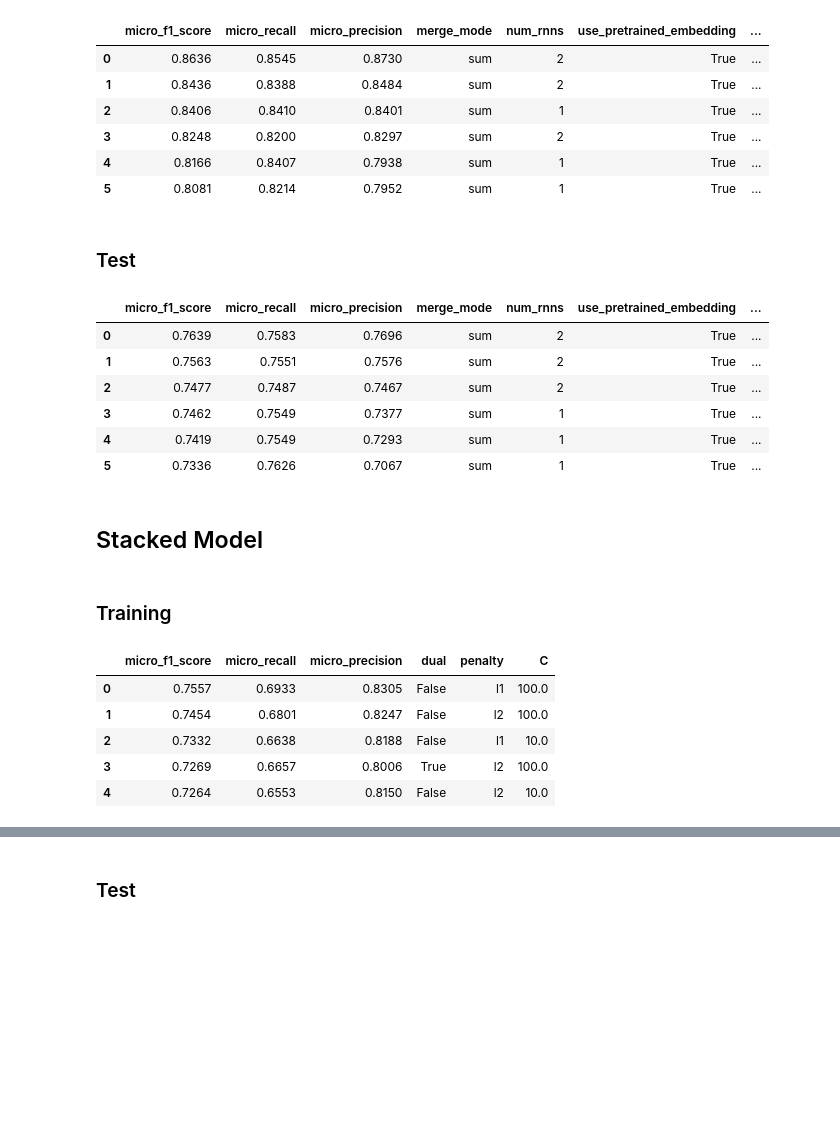
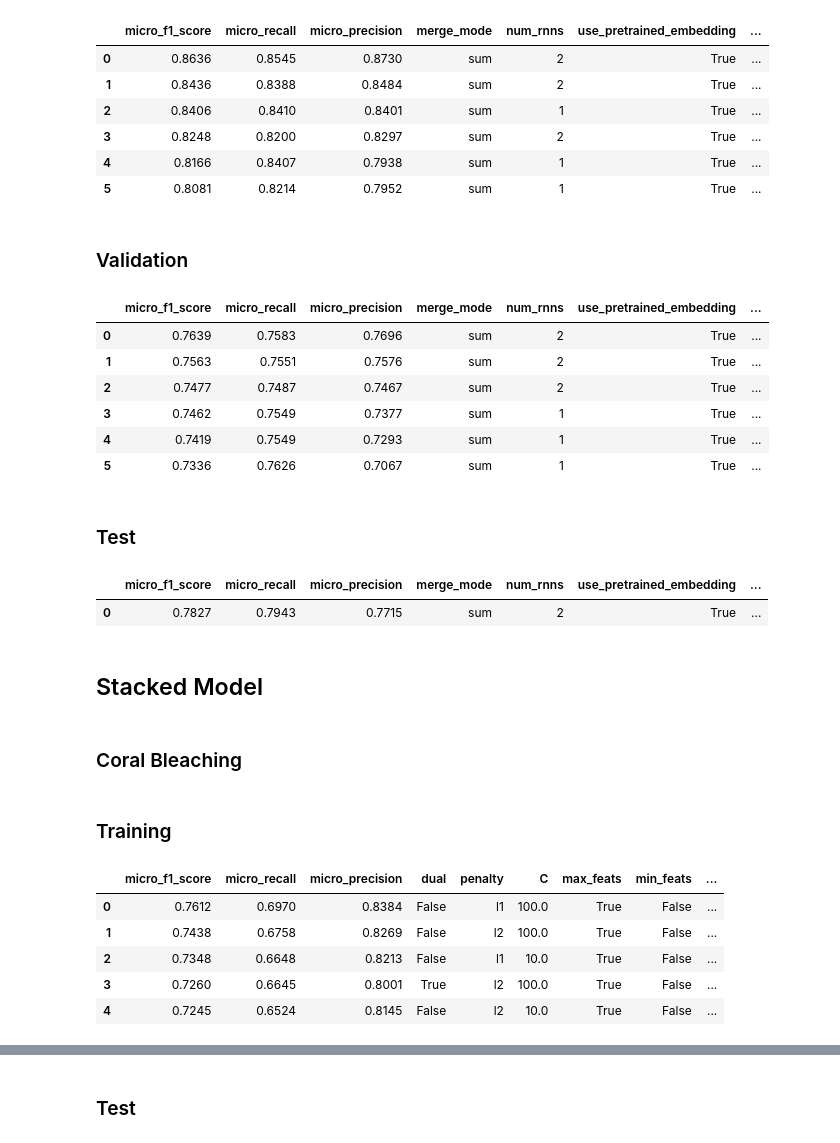
Before and after one commit to simonhughes22/PythonNlpResearch, a Jupyter notebook: notebooks/Mongo Queries/Query Causal Relation Results.ipynb, the cells around one changed output, grey strips where cells are left out. Cells and saved outputs as stored; diff of their text form; code cells hidden in the pictures; blank space fills up the shorter version.

```diff
--- a/notebooks/Mongo Queries/Query Causal Relation Results.ipynb
+++ b/notebooks/Mongo Queries/Query Causal Relation Results.ipynb
@@ -220,31 +228,41 @@ round_data(df,4)
 | 3 | 0.8248 | 0.8200 | 0.8297 | sum | 2 | True | ... |
 | 4 | 0.8166 | 0.8407 | 0.7938 | sum | 1 | True | ... |
 | 5 | 0.8081 | 0.8214 | 0.7952 | sum | 1 | True | ... |
+# %% [markdown]
+### Validation
+# %%
+df = get_df_sorted_by_f1score("CR_SC_TAGGING_VD_MOST_COMMON_TAG_RNN", params)
+round_data(df,4)
+# %% [output]
+|  | micro_f1_score | micro_recall | micro_precision | merge_mode | num_rnns | use_pretrained_embedding | ... |
+| 0 | 0.7639 | 0.7583 | 0.7696 | sum | 2 | True | ... |
+| 1 | 0.7563 | 0.7551 | 0.7576 | sum | 2 | True | ... |
+| 2 | 0.7477 | 0.7487 | 0.7467 | sum | 2 | True | ... |
+| 3 | 0.7462 | 0.7549 | 0.7377 | sum | 1 | True | ... |
+| 4 | 0.7419 | 0.7549 | 0.7293 | sum | 1 | True | ... |
+| 5 | 0.7336 | 0.7626 | 0.7067 | sum | 1 | True | ... |
 # %% [markdown]
 ### Test
 # %%
-df = get_df_sorted_by_f1score("CR_SC_TAGGING_VD_MOST_COMMON_TAG_RNN", params)
+df = get_df_sorted_by_f1score("TEST_CR_SC_TAGGING_VD_MOST_COMMON_TAG_RNN", params)
 round_data(df,4)
 # %% [output]
 |  | micro_f1_score | micro_recall | micro_precision | merge_mode | num_rnns | use_pretrained_embedding | ... |
-| 0 | 0.7639 | 0.7583 | 0.7696 | sum | 2 | True | ... |
-| 1 | 0.7563 | 0.7551 | 0.7576 | sum | 2 | True | ... |
-| 2 | 0.7477 | 0.7487 | 0.7467 | sum | 2 | True | ... |
-| 3 | 0.7462 | 0.7549 | 0.7377 | sum | 1 | True | ... |
-| 4 | 0.7419 | 0.7549 | 0.7293 | sum | 1 | True | ... |
-| 5 | 0.7336 | 0.7626 | 0.7067 | sum | 1 | True | ... |
+| 0 | 0.7827 | 0.7943 | 0.7715 | sum | 2 | True | ... |
 # %% [markdown]
 ## Stacked Model
+# %% [markdown]
+### Coral Bleaching
 # %% [markdown]
 ### Training
 # %%
-sparams = "dual,penalty,C".split(",")
+sparams = "dual,penalty,C,max_feats,min_feats,average_feats,binary_feats,combo_feats".split(",")
 df = get_df_sorted_by_f1score("CR_CB_STACKED_TD", sparams)
 round_data(df,4).head(5)
 # %% [output]
-|  | micro_f1_score | micro_recall | micro_precision | dual | penalty | C |
-| 0 | 0.7557 | 0.6933 | 0.8305 | False | l1 | 100.0 |
-| 1 | 0.7454 | 0.6801 | 0.8247 | False | l2 | 100.0 |
-| 2 | 0.7332 | 0.6638 | 0.8188 | False | l1 | 10.0 |
-| 3 | 0.7269 | 0.6657 | 0.8006 | True | l2 | 100.0 |
-| 4 | 0.7264 | 0.6553 | 0.8150 | False | l2 | 10.0 |
+|  | micro_f1_score | micro_recall | micro_precision | dual | penalty | C | max_feats | min_feats | ... |
+| 0 | 0.7612 | 0.6970 | 0.8384 | False | l1 | 100.0 | True | False | ... |
+| 1 | 0.7438 | 0.6758 | 0.8269 | False | l2 | 100.0 | True | False | ... |
+| 2 | 0.7348 | 0.6648 | 0.8213 | False | l1 | 10.0 | True | False | ... |
+| 3 | 0.7260 | 0.6645 | 0.8001 | True | l2 | 100.0 | True | False | ... |
+| 4 | 0.7245 | 0.6524 | 0.8145 | False | l2 | 10.0 | True | False | ... |
```
Also changed, not shown: parts of 13 cells of this notebook, 8 other files.
